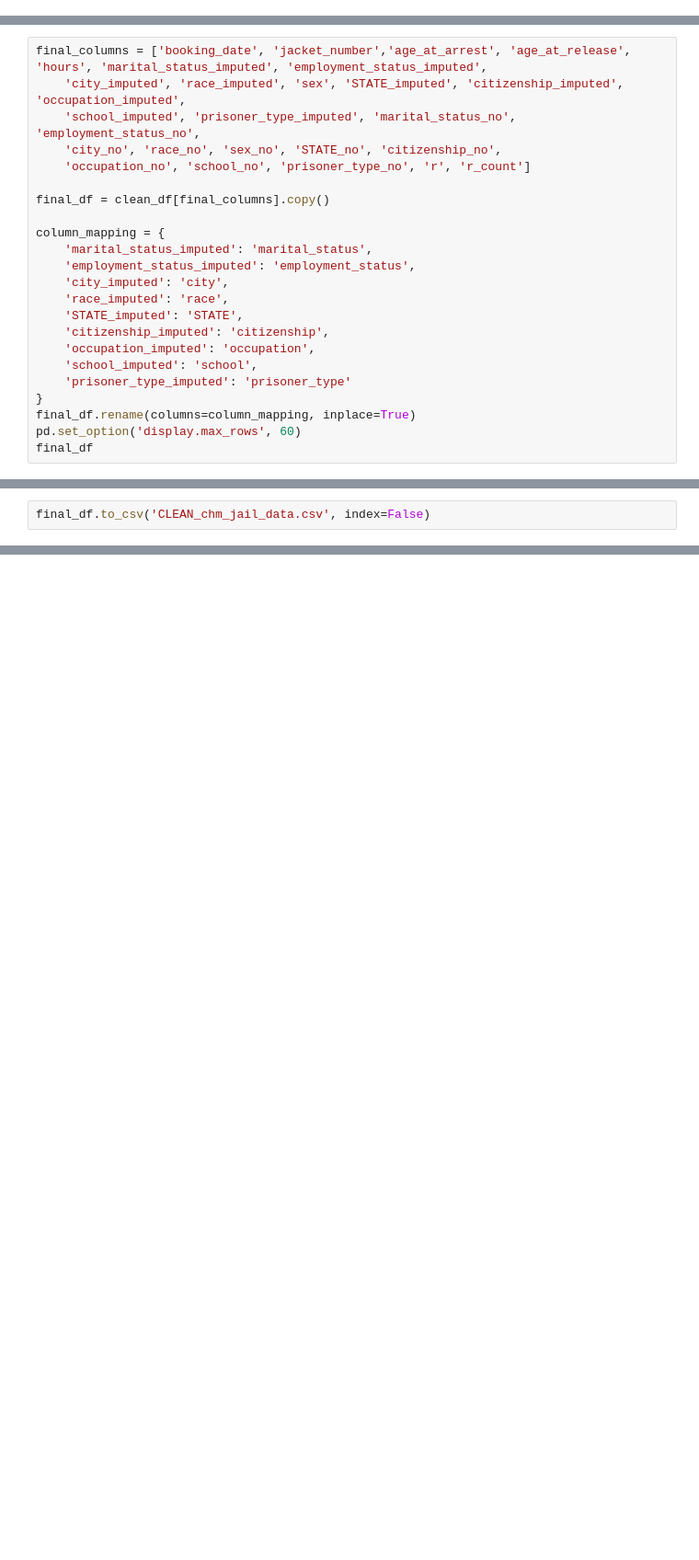
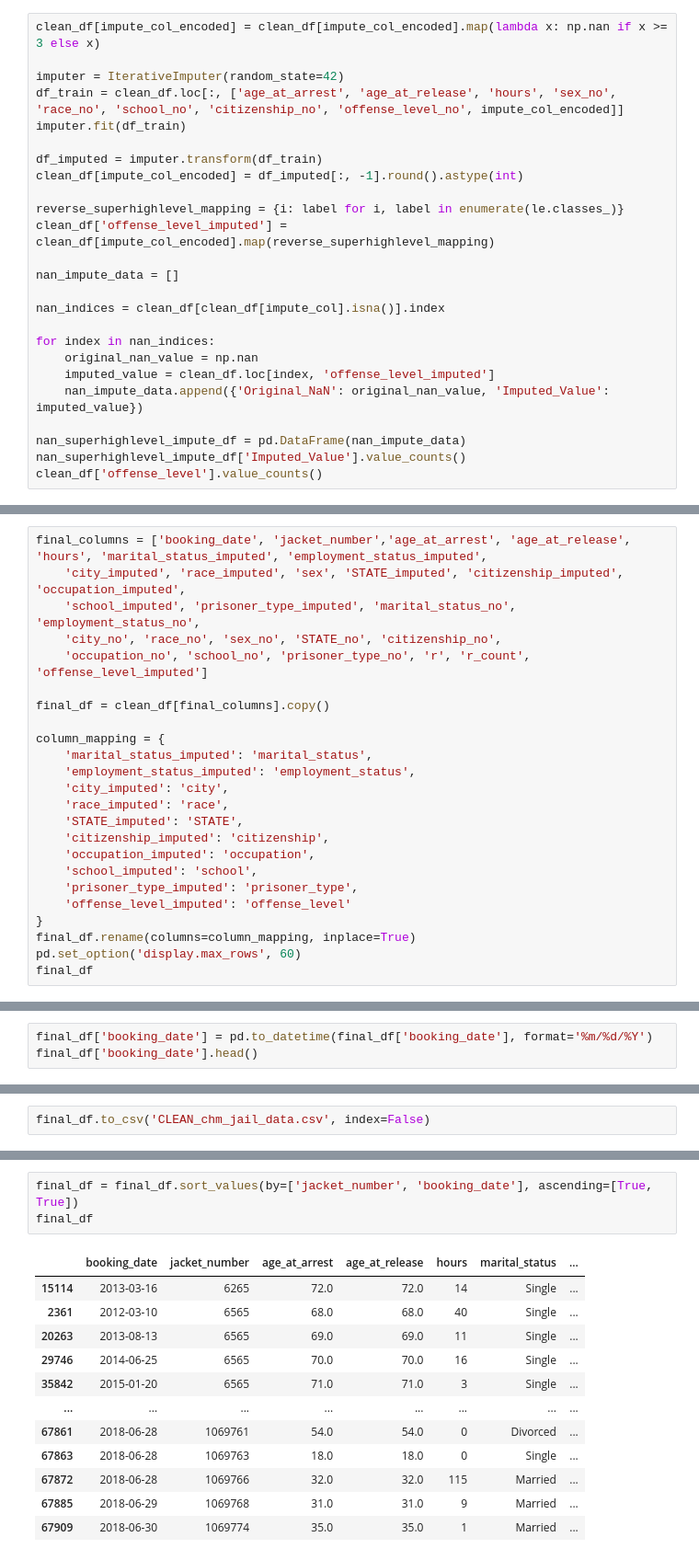
Before and after one commit to UIUC-DSC/Members-Only, a Jupyter notebook: clean.ipynb, the cells around one changed output, grey strips where cells are left out. Shown: that part at 92% size. Saved outputs shown, nothing was run; the diff lists cells and outputs as text; blank space fills up the shorter version.

```diff
--- a/clean.ipynb
+++ b/clean.ipynb
@@ -558,0 +569,25 @@ Name: count, dtype: int64
+# %%
+clean_df[impute_col_encoded] = clean_df[impute_col_encoded].map(lambda x: np.nan if x >= 3 else x)
+
+imputer = IterativeImputer(random_state=42)
+df_train = clean_df.loc[:, ['age_at_arrest', 'age_at_release', 'hours', 'sex_no', 'race_no', 'school_no', 'citizenship_no', 'offense_level_no', impute_col_encoded]]
+imputer.fit(df_train)
+
+df_imputed = imputer.transform(df_train)
+clean_df[impute_col_encoded] = df_imputed[:, -1].round().astype(int)
+
+reverse_superhighlevel_mapping = {i: label for i, label in enumerate(le.classes_)}
+clean_df['offense_level_imputed'] = clean_df[impute_col_encoded].map(reverse_superhighlevel_mapping)
+
+nan_impute_data = []
+
+nan_indices = clean_df[clean_df[impute_col].isna()].index
+
+for index in nan_indices:
+    original_nan_value = np.nan
+    imputed_value = clean_df.loc[index, 'offense_level_imputed']
+    nan_impute_data.append({'Original_NaN': original_nan_value, 'Imputed_Value': imputed_value})
+
+nan_superhighlevel_impute_df = pd.DataFrame(nan_impute_data)
+nan_superhighlevel_impute_df['Imputed_Value'].value_counts()
+clean_df['offense_level'].value_counts()
@@ -793,7 +834,7 @@ final_columns = ['booking_date', 'jacket_number','age_at_arrest', 'age_at_releas
     'city_imputed', 'race_imputed', 'sex', 'STATE_imputed', 'citizenship_imputed', 'occupation_imputed',
     'school_imputed', 'prisoner_type_imputed', 'marital_status_no', 'employment_status_no',
     'city_no', 'race_no', 'sex_no', 'STATE_no', 'citizenship_no',
-    'occupation_no', 'school_no', 'prisoner_type_no', 'r', 'r_count']
+    'occupation_no', 'school_no', 'prisoner_type_no', 'r', 'r_count', 'offense_level_imputed']
 
 final_df = clean_df[final_columns].copy()
 
@@ -806,7 +847,8 @@ column_mapping = {
     'citizenship_imputed': 'citizenship',
     'occupation_imputed': 'occupation',
     'school_imputed': 'school',
-    'prisoner_type_imputed': 'prisoner_type'
+    'prisoner_type_imputed': 'prisoner_type',
+    'offense_level_imputed': 'offense_level'
 }
 final_df.rename(columns=column_mapping, inplace=True)
 pd.set_option('display.max_rows', 60)
@@ -864 +906,4 @@ r_count                 0
 dtype: int64
+# %%
+final_df['booking_date'] = pd.to_datetime(final_df['booking_date'], format='%m/%d/%Y')
+final_df['booking_date'].head()
@@ -887,0 +919,16 @@ Name: count, dtype: int64
+# %%
+final_df = final_df.sort_values(by=['jacket_number', 'booking_date'], ascending=[True, True])
+final_df
+# %% [output]
+|  | booking_date | jacket_number | age_at_arrest | age_at_release | hours | marital_status | ... |
+| 15114 | 2013-03-16 | 6265 | 72.0 | 72.0 | 14 | Single | ... |
+| 2361 | 2012-03-10 | 6565 | 68.0 | 68.0 | 40 | Single | ... |
+| 20263 | 2013-08-13 | 6565 | 69.0 | 69.0 | 11 | Single | ... |
+| 29746 | 2014-06-25 | 6565 | 70.0 | 70.0 | 16 | Single | ... |
+| 35842 | 2015-01-20 | 6565 | 71.0 | 71.0 | 3 | Single | ... |
+| ... | ... | ... | ... | ... | ... | ... | ... |
+| 67861 | 2018-06-28 | 1069761 | 54.0 | 54.0 | 0 | Divorced | ... |
+| 67863 | 2018-06-28 | 1069763 | 18.0 | 18.0 | 0 | Single | ... |
+| 67872 | 2018-06-28 | 1069766 | 32.0 | 32.0 | 115 | Married | ... |
+| 67885 | 2018-06-29 | 1069768 | 31.0 | 31.0 | 9 | Married | ... |
+| 67909 | 2018-06-30 | 1069774 | 35.0 | 35.0 | 1 | Married | ... |
```
Also changed, not shown: parts of 19 cells of this notebook, 3 other files.
